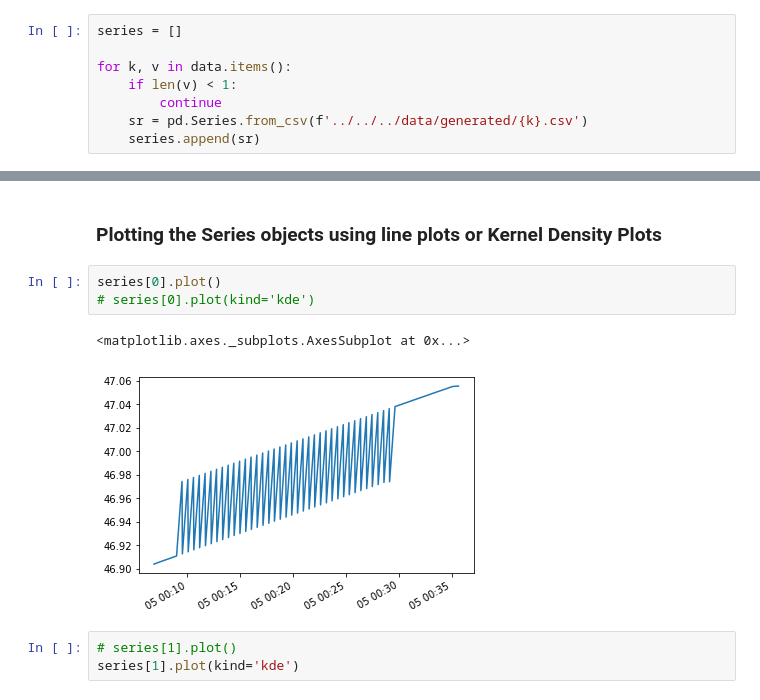
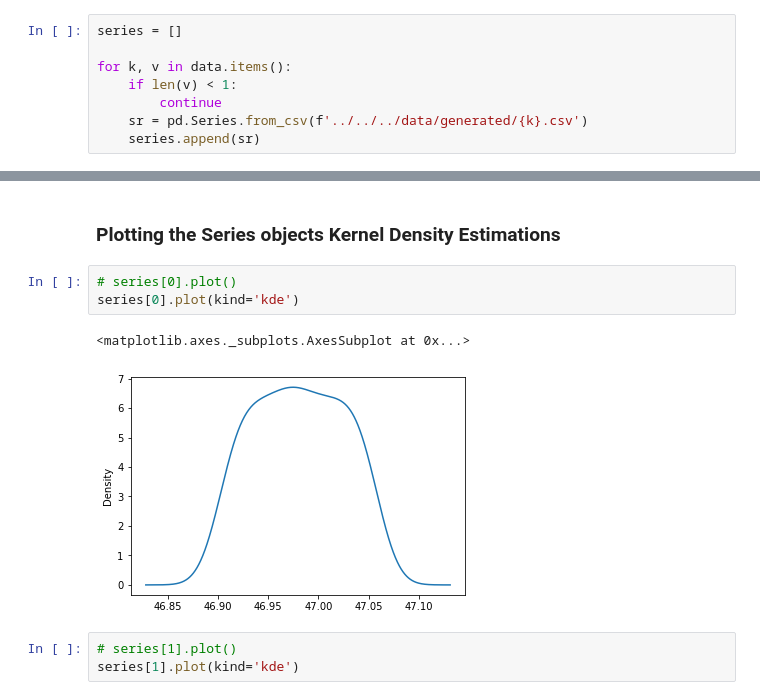
Before and after one commit to jesus-r-mendoza/Operations-Data-and-Mgmt-System, a Jupyter notebook: machine-learning/data-analysis/Data-Preprocessing.ipynb, the cells around one changed output, grey strips where cells are left out. Saved outputs shown, nothing was run; the diff lists cells and outputs as text.

```diff
--- a/machine-learning/data-analysis/Data-Preprocessing.ipynb
+++ b/machine-learning/data-analysis/Data-Preprocessing.ipynb
@@ -84,11 +155,11 @@ for k, v in data.items():
 # %% [markdown]
-### Plotting the Series objects using line plots or Kernel Density Plots
+### Plotting the Series objects Kernel Density Estimations
 # %%
-series[0].plot()
-# series[0].plot(kind='kde')
+# series[0].plot()
+series[0].plot(kind='kde')
 # %% [output]
 <matplotlib.axes._subplots.AxesSubplot at 0x...>
-[figure, old version]
+[figure, new version]
 # %%
 # series[1].plot()
 series[1].plot(kind='kde')
```
Also changed, not shown: parts of 15 cells of this notebook.
